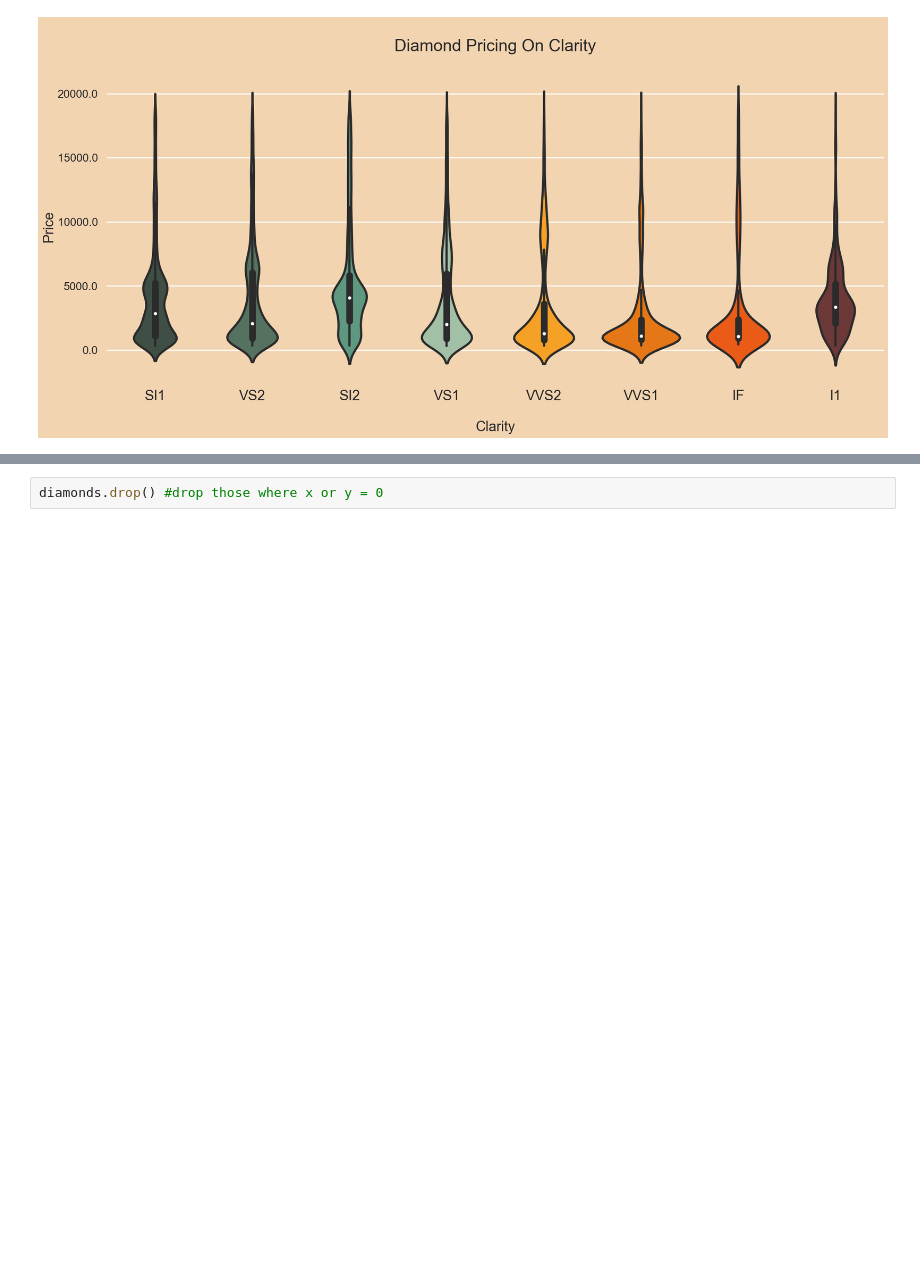
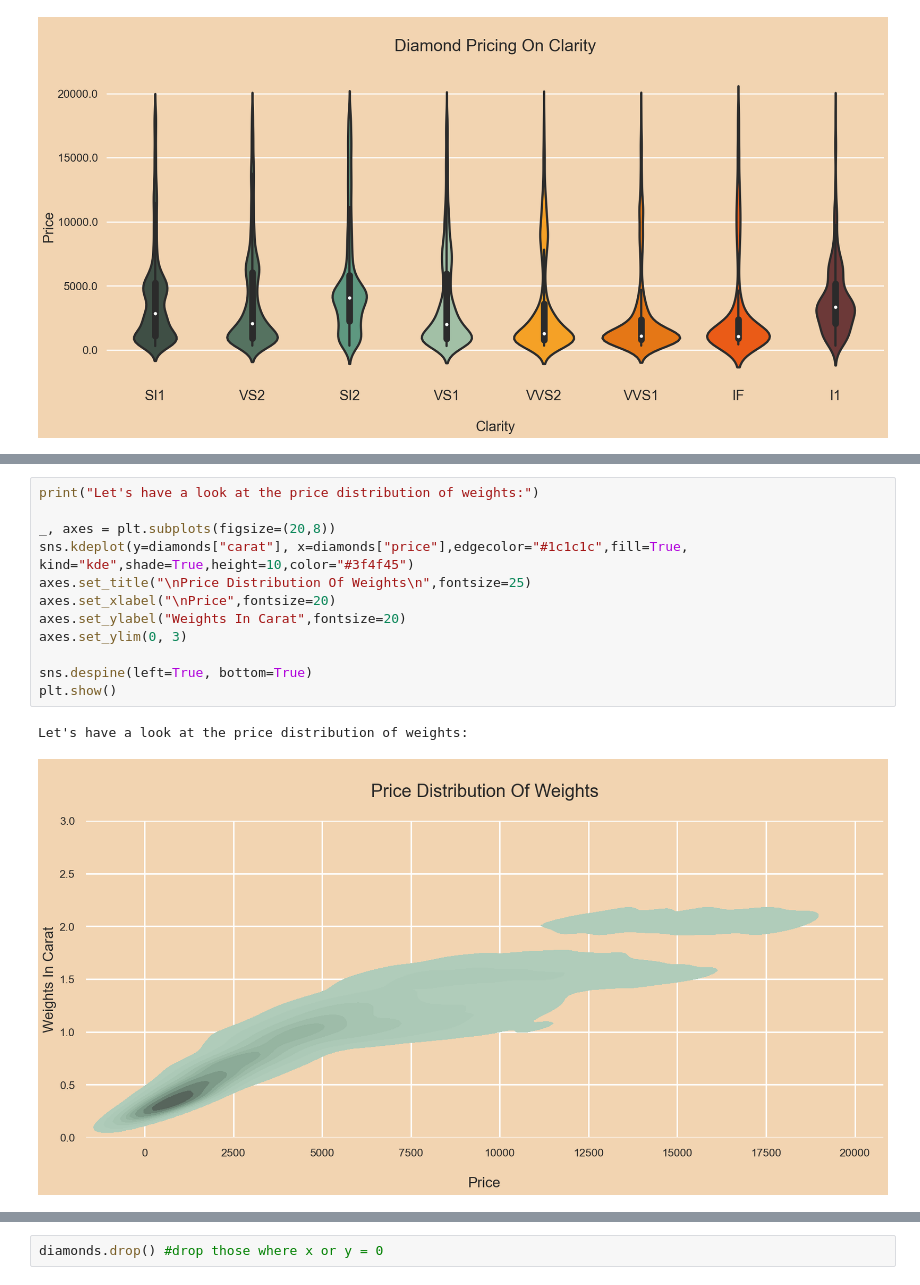
Before and after one commit to hbatistuzzo/Diamonds_regression, a Jupyter notebook: diamonds_henrique.ipynb, the cells around one changed output, grey strips where cells are left out. Saved outputs shown, nothing was run; the diff lists cells and outputs as text; blank space fills up the shorter version.

Commit message:
weights

```diff
--- a/diamonds_henrique.ipynb
+++ b/diamonds_henrique.ipynb
@@ -365,0 +385,15 @@ Let's have a look at the pricing distribution of diamond clarities:
+# %%
+print("Let's have a look at the price distribution of weights:")
+
+_, axes = plt.subplots(figsize=(20,8))
+sns.kdeplot(y=diamonds["carat"], x=diamonds["price"],edgecolor="#1c1c1c",fill=True, kind="kde",shade=True,height=10,color="#3f4f45")
+axes.set_title("\nPrice Distribution Of Weights\n",fontsize=25)
+axes.set_xlabel("\nPrice",fontsize=20)
+axes.set_ylabel("Weights In Carat",fontsize=20)
+axes.set_ylim(0, 3)
+
+sns.despine(left=True, bottom=True)
+plt.show()
+# %% [output]
+Let's have a look at the price distribution of weights:
+[figure, added]
```
Also changed, not shown: parts of 3 cells of this notebook, 3 other files.
